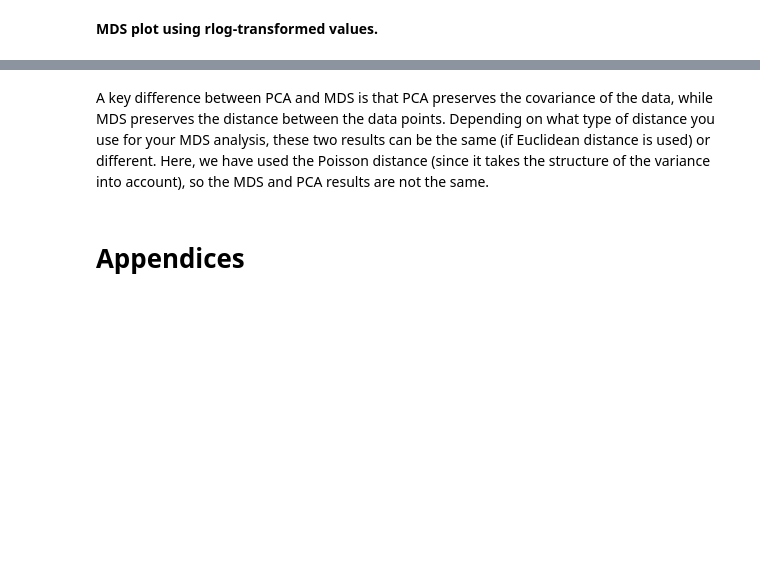
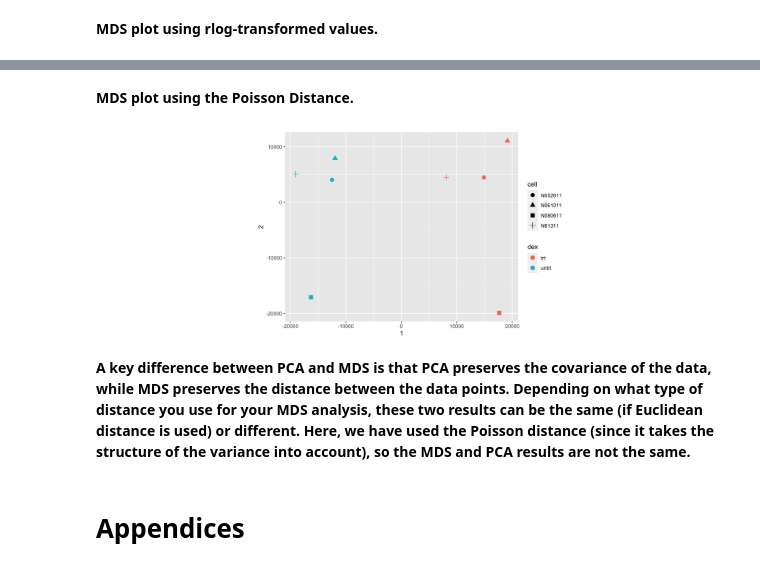
Before and after one commit to compbiocore/rnaseq_workshop_2021, a Jupyter notebook: deseq_1.ipynb, the cells around one changed output, grey strips where cells are left out. Cells and saved outputs as stored; diff of their text form; code cells hidden in the pictures; blank space fills up the shorter version.

```diff
--- a/deseq_1.ipynb
+++ b/deseq_1.ipynb
@@ -614,10 +684,19 @@ In the figure below we show the same plot for the *PoissonDistance*.  Note the d
+# %% [markdown]
+**MDS plot using the Poisson Distance.**
 # %%
+library(PoiClaClu)
+poisd <- PoissonDistance(t(counts(ddsESF)))
+samplePoisDistMatrix <- as.matrix( poisd$dd )
+rownames(samplePoisDistMatrix) <- paste( rld$dex, rld$cell, sep=" - " )
+
 mdsPois <- cbind(as.data.frame(colData(ddsESF)),
    cmdscale(samplePoisDistMatrix))
 ggplot(mdsPois, aes(x = `1`, y = `2`, color = dex, shape = cell)) +
   geom_point(size = 3) + coord_fixed()
+# %% [output]
+[figure, added]
 # %% [markdown]
-A key difference between PCA and MDS is that PCA preserves the covariance of the data, while MDS preserves the distance between the data points.  Depending on what type of distance you use for your MDS analysis, these two results can be the same (if Euclidean distance is used) or different.  Here, we have used the Poisson distance (since it takes the structure of the variance into account), so the MDS and PCA results are not the same.
+**A key difference between PCA and MDS is that PCA preserves the covariance of the data, while MDS preserves the distance between the data points. Depending on what type of distance you use for your MDS analysis, these two results can be the same (if Euclidean distance is used) or different.  Here, we have used the Poisson distance (since it takes the structure of the variance into account), so the MDS and PCA results are not the same.**
 # %% [markdown]
 # Appendices <a name="appendices"></a>
 # %% [markdown]
```
Also changed, not shown: parts of 27 cells of this notebook.
